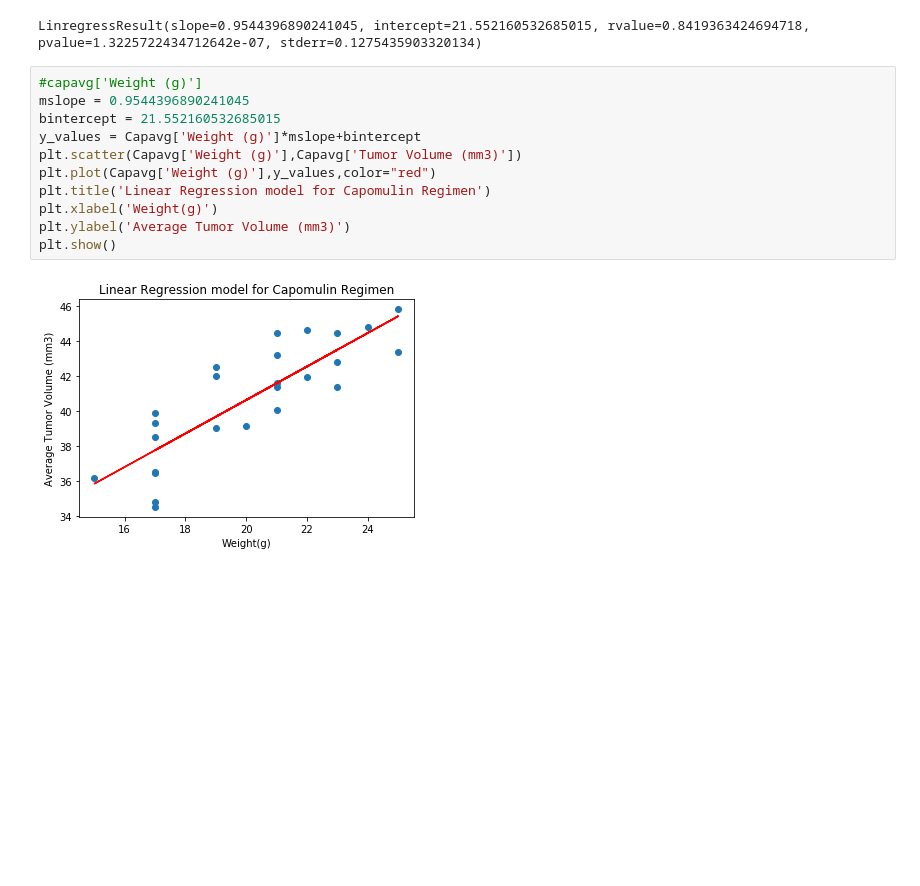
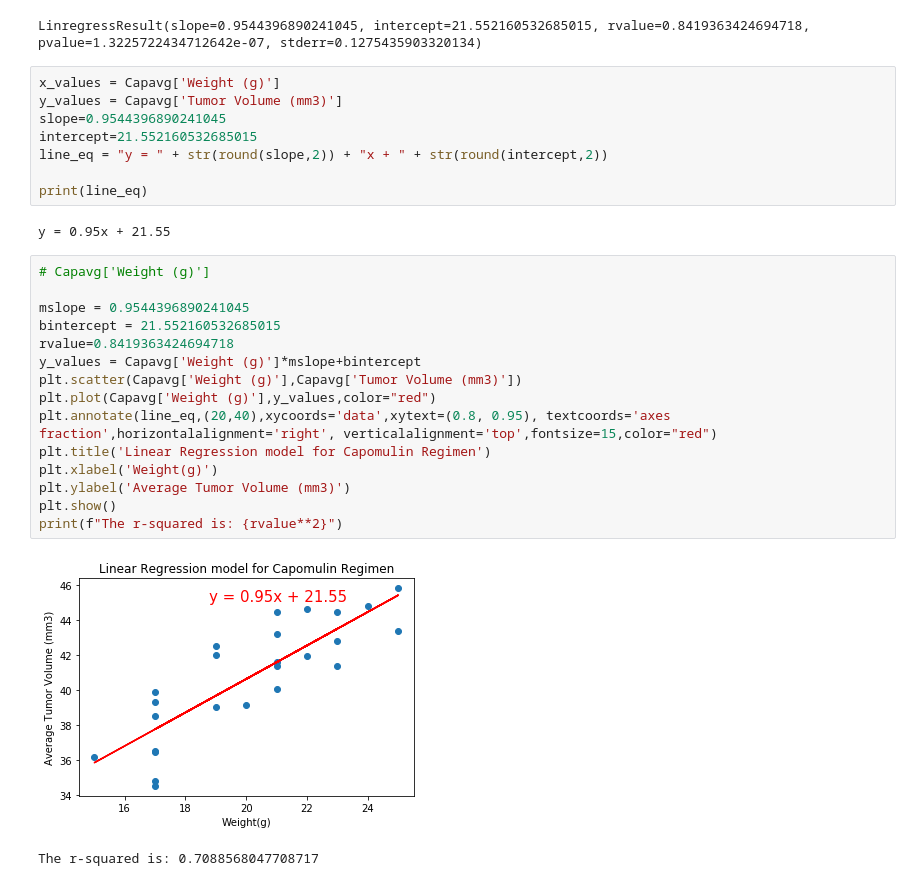
Before and after one commit to vasudhanair/Matplotlib-Challenge, a Jupyter notebook: Pymaceuticals/pymaceuticals.ipynb, the cells around one changed output. Saved outputs shown, nothing was run; the diff lists cells and outputs as text; blank space fills up the shorter version.

```diff
--- a/Pymaceuticals/pymaceuticals.ipynb
+++ b/Pymaceuticals/pymaceuticals.ipynb
@@ -467,16 +494,31 @@ Regression_model=st.linregress(Capavg['Weight (g)'],Capavg['Tumor Volume (mm3)']
 Regression_model
 # %% [output]
 LinregressResult(slope=0.9544396890241045, intercept=21.552160532685015, rvalue=0.8419363424694718, pvalue=1.3225722434712642e-07, stderr=0.1275435903320134)
+# %%
+x_values = Capavg['Weight (g)']
+y_values = Capavg['Tumor Volume (mm3)']
+slope=0.9544396890241045
+intercept=21.552160532685015
+line_eq = "y = " + str(round(slope,2)) + "x + " + str(round(intercept,2))
+
+print(line_eq)
+# %% [output]
+y = 0.95x + 21.55
 # %%
-#capavg['Weight (g)']
+# Capavg['Weight (g)']
+
 mslope = 0.9544396890241045
 bintercept = 21.552160532685015
+rvalue=0.8419363424694718
 y_values = Capavg['Weight (g)']*mslope+bintercept
 plt.scatter(Capavg['Weight (g)'],Capavg['Tumor Volume (mm3)'])
 plt.plot(Capavg['Weight (g)'],y_values,color="red")
+plt.annotate(line_eq,(20,40),xycoords='data',xytext=(0.8, 0.95), textcoords='axes fraction',horizontalalignment='right', verticalalignment='top',fontsize=15,color="red")
 plt.title('Linear Regression model for Capomulin Regimen')
 plt.xlabel('Weight(g)')
 plt.ylabel('Average Tumor Volume (mm3)')
 plt.show()
+print(f"The r-squared is: {rvalue**2}")
 # %% [output]
-[figure, old version]
+[figure, new version]
+The r-squared is: 0.7088568047708717
```
Also changed, not shown: parts of 11 cells of this notebook.
